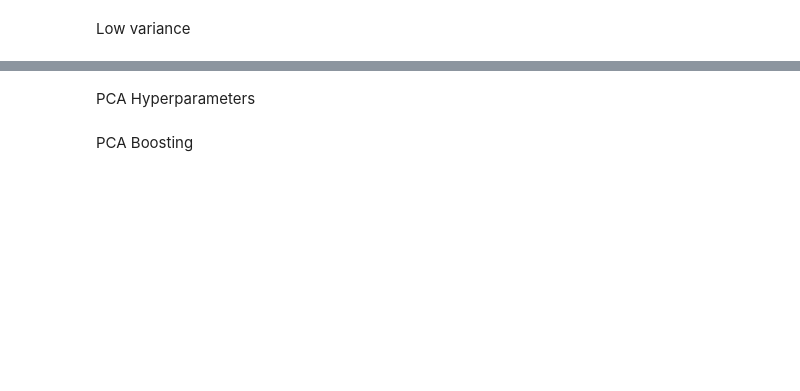
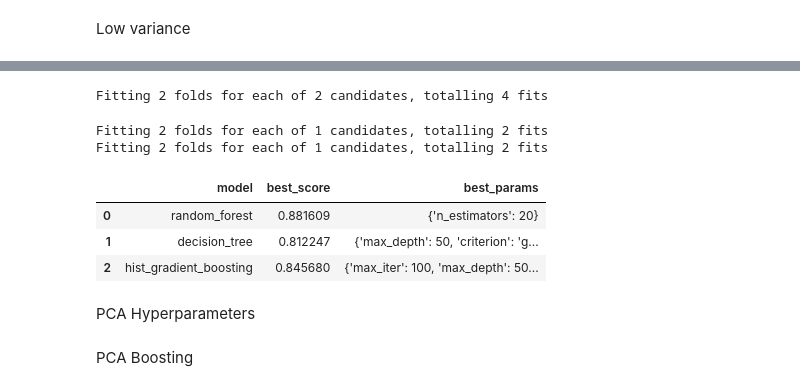
Before and after one commit to mjovanovic9999/ML, a Jupyter notebook: I/notebook/main.ipynb, the cells around one changed output, grey strips where cells are left out. Cells and saved outputs as stored; diff of their text form; code cells hidden in the pictures; blank space fills up the shorter version.

```diff
--- a/I/notebook/main.ipynb
+++ b/I/notebook/main.ipynb
@@ -1283,3 +1315,17 @@ Fitting 2 folds for each of 1 candidates, totalling 2 fits
+# %%
+df_pca2_lasso=principalComponentAnalysis(lassoResult)
+
+scores, models=randomSearch(df_pca2_lasso, 'readmitted', search_space3, metric='f1')
+sc = pd.DataFrame(scores,columns=['model','best_score','best_params'])
+sc
+# %% [output]
+Fitting 2 folds for each of 2 candidates, totalling 4 fits
+Fitting 2 folds for each of 1 candidates, totalling 2 fits
+Fitting 2 folds for each of 1 candidates, totalling 2 fits
+|  | model | best_score | best_params |
+| 0 | random_forest | 0.881609 | {'n_estimators': 20} |
+| 1 | decision_tree | 0.812247 | {'max_depth': 50, 'criterion': 'g... |
+| 2 | hist_gradient_boosting | 0.845680 | {'max_iter': 100, 'max_depth': 50... |
 # %% [markdown]
 PCA Hyperparameters
 # %% [markdown]
```
Also changed, not shown: parts of 18 cells of this notebook.
